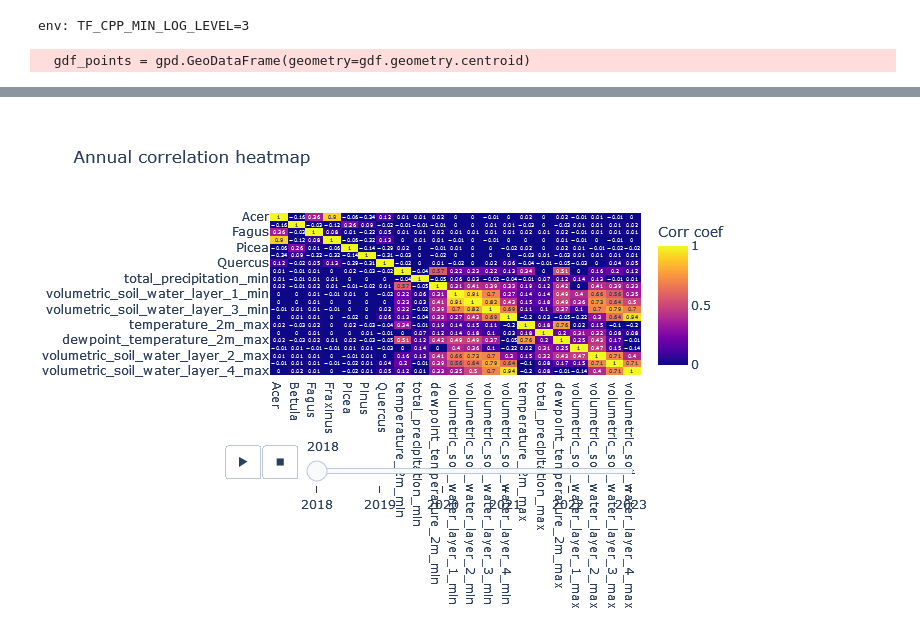
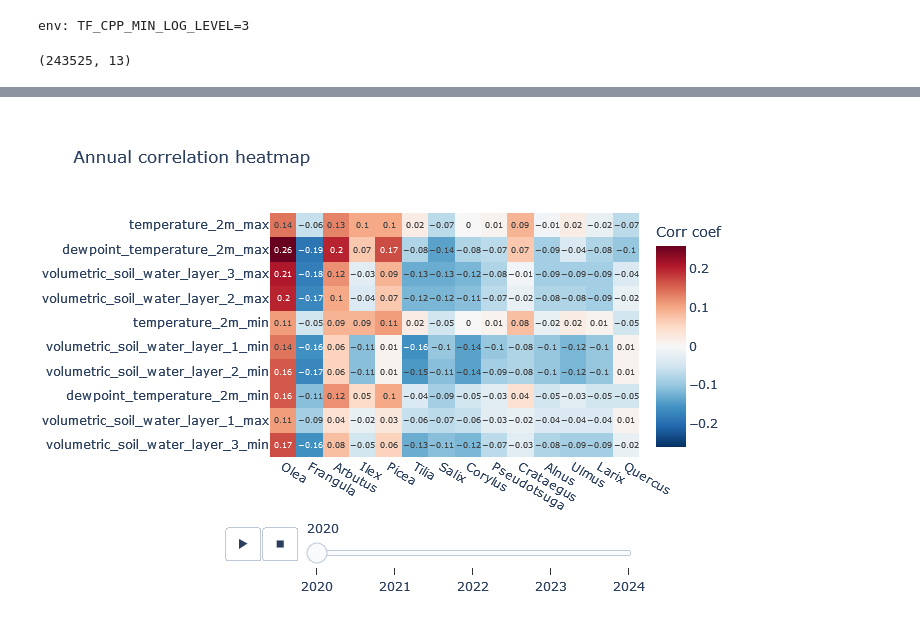
Before and after one commit to pj097/ClimateForestModeling, a Jupyter notebook: climate_analysis.ipynb, the cells around one changed output, grey strips where cells are left out. Saved outputs shown, nothing was run; the diff lists cells and outputs as text; code cells hidden in the pictures.

Commit message:
added further hyperparameters, improved climate analysis correlation heatmap

```diff
--- a/climate_analysis.ipynb
+++ b/climate_analysis.ipynb
@@ -31,12 +32,13 @@ reload(sentinel_utils)
 model_dir = Path('models', 'selected_model')
 shards_dir = Path.home().joinpath('sentinel_data', 'shards')
 
-utils = sentinel_utils.SentinelUtils(min_occurrences=20000)
+utils = sentinel_utils.SentinelUtils(min_occurrences=10000)
 
 selected_classes = utils.get_processed_labels()
 
+training_years = '2017_2018_2019'
 data_summary = utils.get_data_summary(
-    shards_dir, selected_classes, overwrite_existing=False
+    selected_classes, training_years=training_years
 )
 
 batch_size = 64
@@ -49,40 +51,21 @@ model_dir = model_parent_dir.joinpath(
 model_dir.mkdir(parents=True, exist_ok=True)
 
 params = dict(
-    shards_dir=shards_dir,
     selected_classes=selected_classes,
     data_summary=data_summary,
     model_dir=model_dir,
-    batch_size=64,
+    batch_size=batch_size,
+    years=training_years,
     epochs=10,
-    overwrite=False,
+    overwrite=True,
     verbose=1,
-    print_log=1
+    print_log=1,
 )
+# %%
+selected_classes.shape
+# %% [output]
+(243525, 13)
 # %%
 # reload(keras_model_creator)
 # model, testing_generator = keras_model_creator.KerasModelCreator(**params).run()
-# %%
-reload(ee_downloader)
-gdf = gpd.read_file(Path('labels').joinpath('full_geometries.json'))
-gdf_points = gpd.GeoDataFrame(geometry=gdf.geometry.centroid)
-
-dummy_date = datetime.datetime(2017, 9, 1)
-
-year_range = list(range(2017, 2024))
-input_size = len(year_range)
-
-era5_inputs = (
-    [Path('weather_data')]*input_size,
-    [gdf_points]*input_size,
-    [datetime.datetime(y, 9, 1) for y in year_range],
-    [datetime.datetime(y+1, 9, 1) for y in year_range],
-)
-with ThreadPoolExecutor(max_workers=input_size) as pool:
-    jobs = list(tqdm(
-        pool.map(ee_downloader.EEDownloader().download_era5, *era5_inputs),
-        total=input_size
-    ))
-# %% [output]
-  gdf_points = gpd.GeoDataFrame(geometry=gdf.geometry.centroid)
 # %%
@@ -126,17 +116,23 @@ tf.keras.backend.clear_session()
 # %%
+top_genus = pd.concat(corrs).abs().agg('max').sort_values(ascending=False).index[:14].tolist()
+top_climate = pd.concat(corrs).T.abs().agg('max').sort_values(ascending=False).index[:14].tolist()
+
+zmax = max([corr.abs().max().max() for corr in corrs])
 fig = px.imshow(
-    np.array(corrs),
+    np.array([corr[top_genus].loc[top_climate] for corr in corrs]),
     animation_frame=0,
-
     labels=dict(color="Corr coef"),
-    x=corrs[0].index,
-    y=corrs[0].columns,
+    x=top_genus,
+    y=top_climate,
     title='Annual correlation heatmap',
-    text_auto=True, aspect='auto', zmin=0, height=500
+    color_continuous_scale='RdBu_r',
+    text_auto=True, aspect='auto',
+    zmin=-zmax,
+    zmax=zmax,
+    height=500
 )
 fig.layout.sliders[0]['currentvalue']['prefix'] = ''
 for year, step in zip(eval_years, fig.layout.sliders[0].steps):
     step.label = str(year)
-
 fig
 # %% [output]
@@ -144 +139 @@ fig
-[figure, old version]
+[figure, new version]
```
Also changed, not shown: parts of 5 cells of this notebook, 8 other files.
